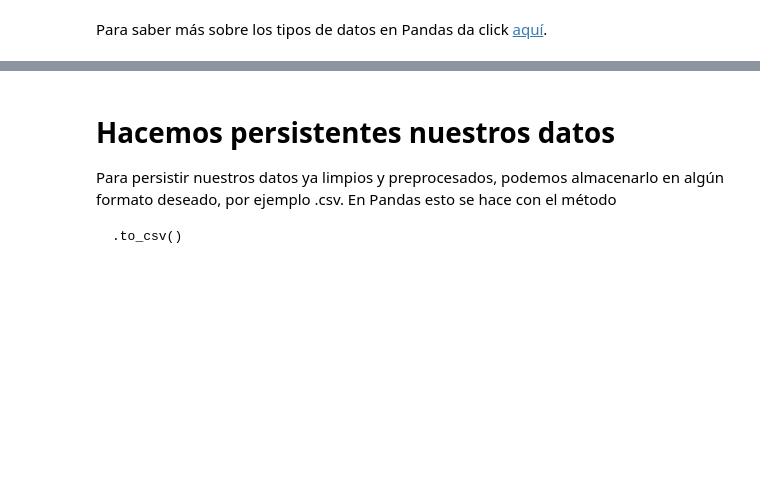
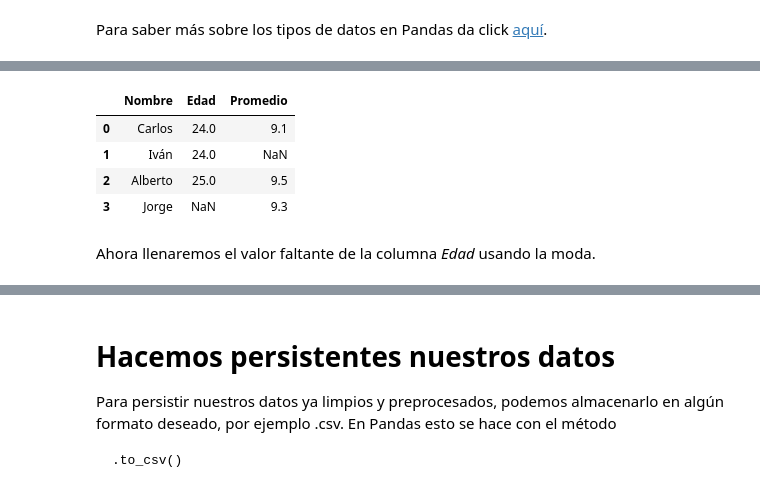
Before and after one commit to ivannpy/inferencia_estadistica, a Jupyter notebook: 08-22-2022_ivan/eda_pandas.ipynb, the cells around one changed output, grey strips where cells are left out. Saved outputs shown, nothing was run; the diff lists cells and outputs as text; code cells hidden in the pictures; blank space fills up the shorter version.

```diff
--- a/08-22-2022_ivan/eda_pandas.ipynb
+++ b/08-22-2022_ivan/eda_pandas.ipynb
@@ -185,0 +481,12 @@ df.head(15)
+# %%
+df_example.drop('Hora de nacimiento', axis=1 ,inplace=True)
+# %%
+df_example
+# %% [output]
+|  | Nombre | Edad | Promedio |
+| 0 | Carlos | 24.0 | 9.1 |
+| 1 | Iván | 24.0 | NaN |
+| 2 | Alberto | 25.0 | 9.5 |
+| 3 | Jorge | NaN | 9.3 |
+# %% [markdown]
+Ahora llenaremos el valor faltante de la columna *Edad* usando la moda.
```
Also changed, not shown: parts of 34 cells of this notebook.
